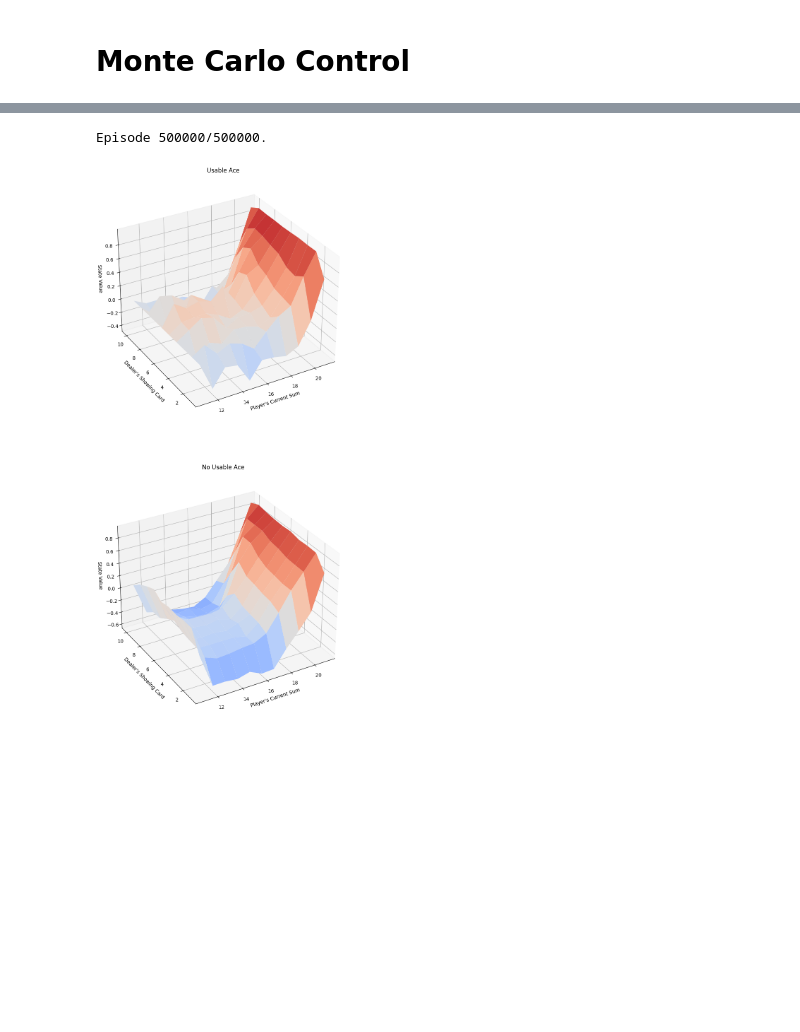
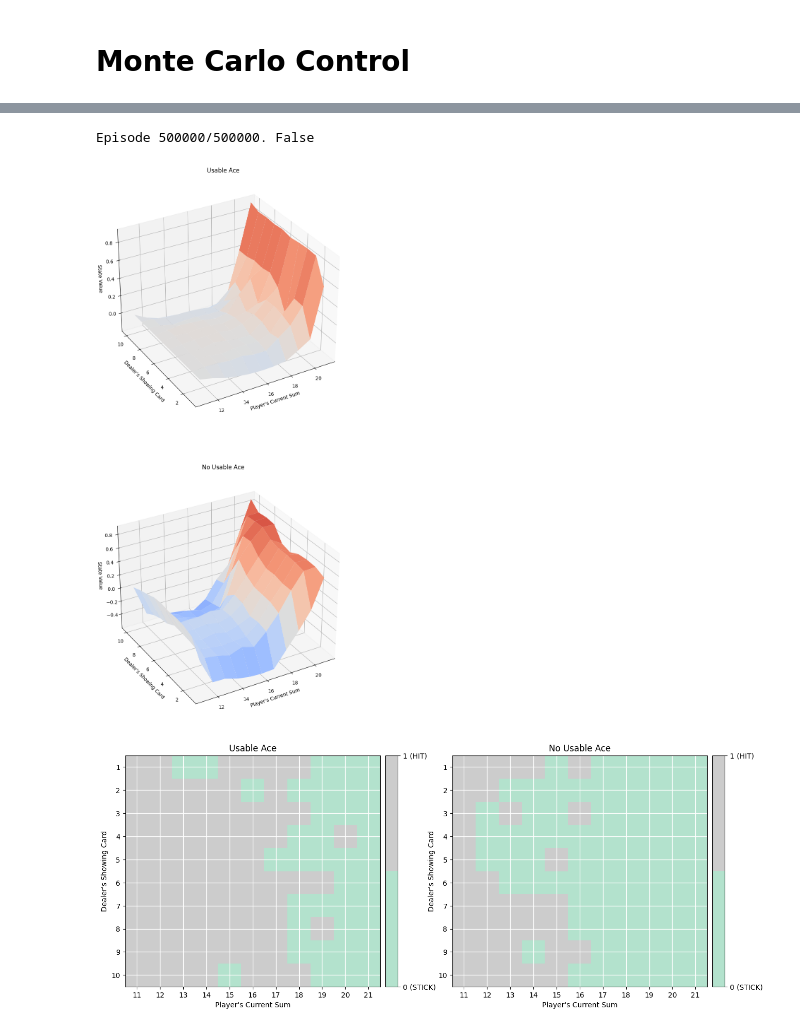
Before and after one commit to JeannesTheo/MonteCarlo, a Jupyter notebook: Control.ipynb, the cells around one changed output, grey strips where cells are left out. Saved outputs shown, nothing was run; the diff lists cells and outputs as text; code cells hidden in the pictures; blank space fills up the shorter version.

```diff
--- a/Control.ipynb
+++ b/Control.ipynb
@@ -191,4 +240,10 @@ def mc_control_importance_sampling(env, num_episodes, behavior_policy, discount_
             W = W * 1./behavior_policy(state)[action]
 
     return target_policy, Q
+# %%
+def launch_method(nb_episodes, first_visit=True):
+    policy, Q = mc_control(env, nb_episodes, first_visit)
+    V = dict((np.max(v),k) for k, v in Q.items())
+    plot_blackjack_values(V)
+    plot_policy(policy.T)
 # %%
@@ -202,8 +256,11 @@ Episode 500000/500000.
+# %%
+launch_method(500000,False)
+# %% [output]
+Episode 500000/500000. False
+[figure, added]
+[figure, added]
 # %%
-random_policy = create_random_policy(env.action_space.n)
-policy_weighted, Q_weighted = mc_control_importance_sampling(env_weighted, 500000, random_policy)
-V_weigthed = dict((k,np.max(v)) for k, v in Q_weighted.items())
-plot_blackjack_values(V_weigthed)
+# random_policy = create_random_policy(env.action_space.n)
+# policy_weighted, Q_weighted = mc_control_importance_sampling(env_weighted, 500000, random_policy)
+# V_weigthed = dict((k,np.max(v)) for k, v in Q_weighted.items())
+# plot_blackjack_values(V_weigthed)
-# %% [output]
-Episode 500000/500000.
-[figure, removed]
```
Also changed, not shown: parts of 12 cells of this notebook, 2 other files.
